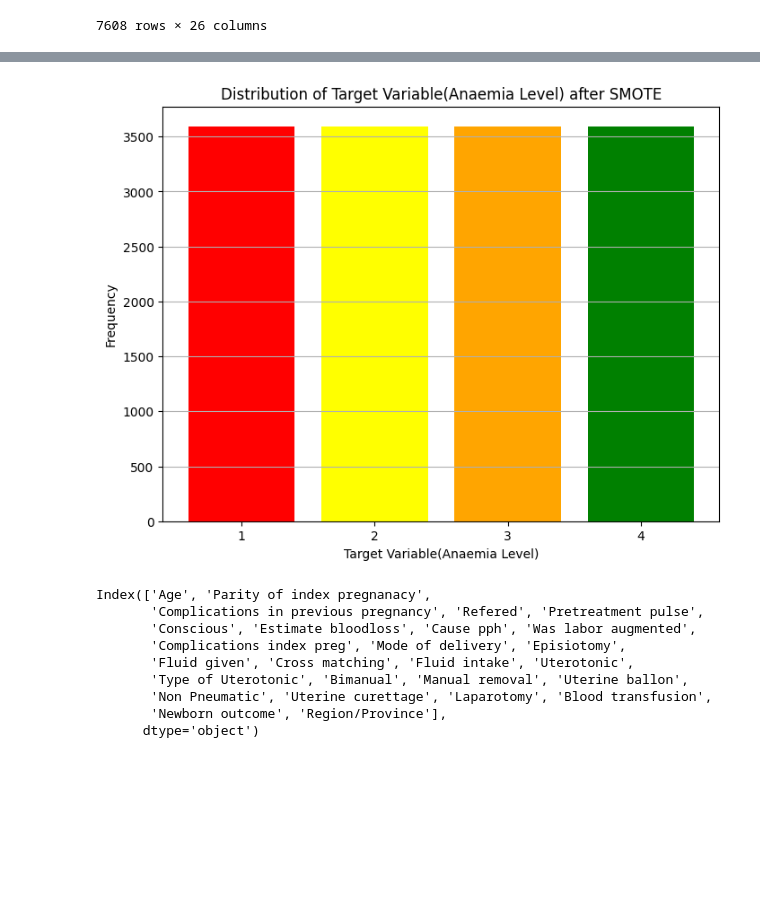
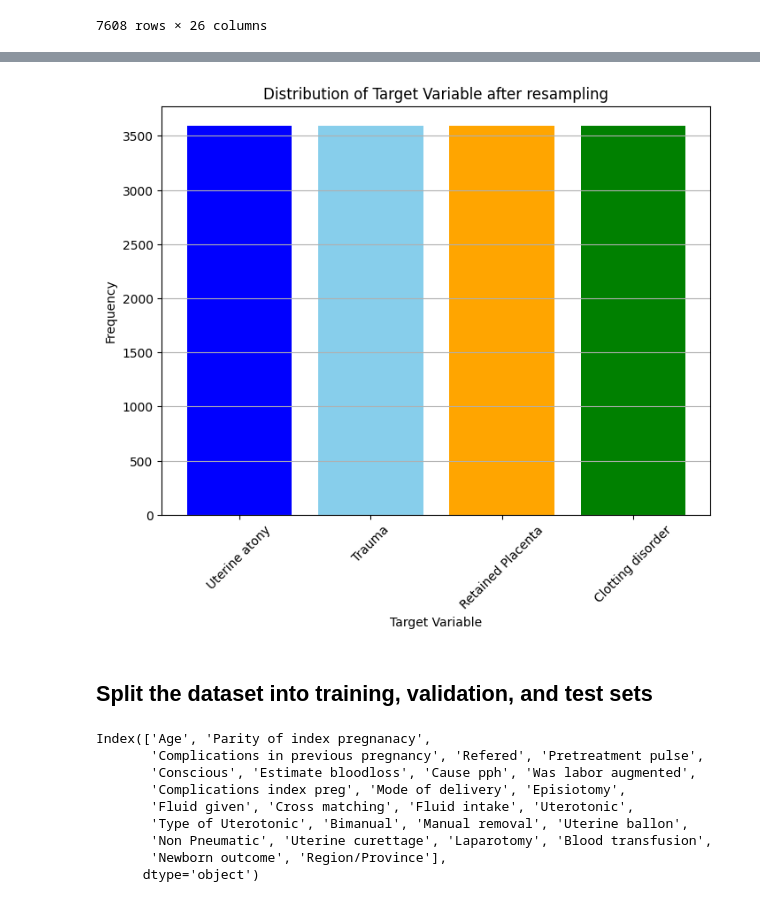
Before and after one commit to DegaregeN/Data-Science-Internship, a Jupyter notebook: notebooks/modeling.ipynb, the cells around one changed output, grey strips where cells are left out. Drawn from its saved outputs; the diff is of its cells as text; code cells hidden in the pictures; blank space fills up the shorter version.

```diff
--- a/notebooks/modeling.ipynb
+++ b/notebooks/modeling.ipynb
@@ -138,21 +146,22 @@ target_column = 'Cause pph'
 X = df.drop(target_column, axis=1)  # Features
 y = df[target_column]               # Target variable
 # %%
-# visualize the target variable
+class_names = ['Uterine atony','Trauma','Retained Placenta','Clotting disorder']
+
 # Define colors for each class
-colors = ['red', 'yellow', 'orange', 'green']
+colors = ['blue', 'skyblue', 'orange', 'green']
 
 # Count frequencies of each class
 unique_classes, class_counts = np.unique(y, return_counts=True)
 
 # Plot the bar graph with different colors
 plt.figure(figsize=(8, 6))
-plt.bar(unique_classes, class_counts, color=colors)
+plt.bar(class_names, class_counts, color=colors)
 
 plt.xlabel('Target Variable')
 plt.ylabel('Frequency')
 plt.title('Distribution of Target Variable')
 plt.grid(axis='y')
-plt.xticks(unique_classes)
+plt.xticks(rotation=45)  # Rotate class names for better readability
 plt.show()
 # %% [output]
@@ -163,23 +174,25 @@ smote = SMOTE(random_state=42)
 X_resampled, y_resampled = smote.fit_resample(X, y)
 # %%
 # Define colors for each class
-colors = ['red', 'yellow', 'orange', 'green']
+colors = ['blue', 'skyblue', 'orange', 'green']
 
 # Count frequencies of each class
 unique_classes, class_counts = np.unique(y_resampled, return_counts=True)
 
 # Plot the bar graph with different colors
 plt.figure(figsize=(8, 6))
-plt.bar(unique_classes, class_counts, color=colors)
+plt.bar(class_names, class_counts, color=colors)
 
-plt.xlabel('Target Variable(Anaemia Level)')
+plt.xlabel('Target Variable')
 plt.ylabel('Frequency')
-plt.title('Distribution of Target Variable(Anaemia Level) after SMOTE')
+plt.title('Distribution of Target Variable after resampling')
 plt.grid(axis='y')
-plt.xticks(unique_classes)
+plt.xticks(rotation=45)  # Rotate class names for better readability
 plt.show()
 # %% [output]
-[figure, old version]
+[figure, new version]
+# %% [markdown]
+## Split the dataset into training, validation, and test sets
 # %%
 # Split the dataset into training, validation, and test sets
 X_train, X_temp, y_train, y_temp = train_test_split(X_resampled, y_resampled, test_size=0.3, random_state=42)
```
Also changed, not shown: parts of 38 cells of this notebook, 3 other files.
